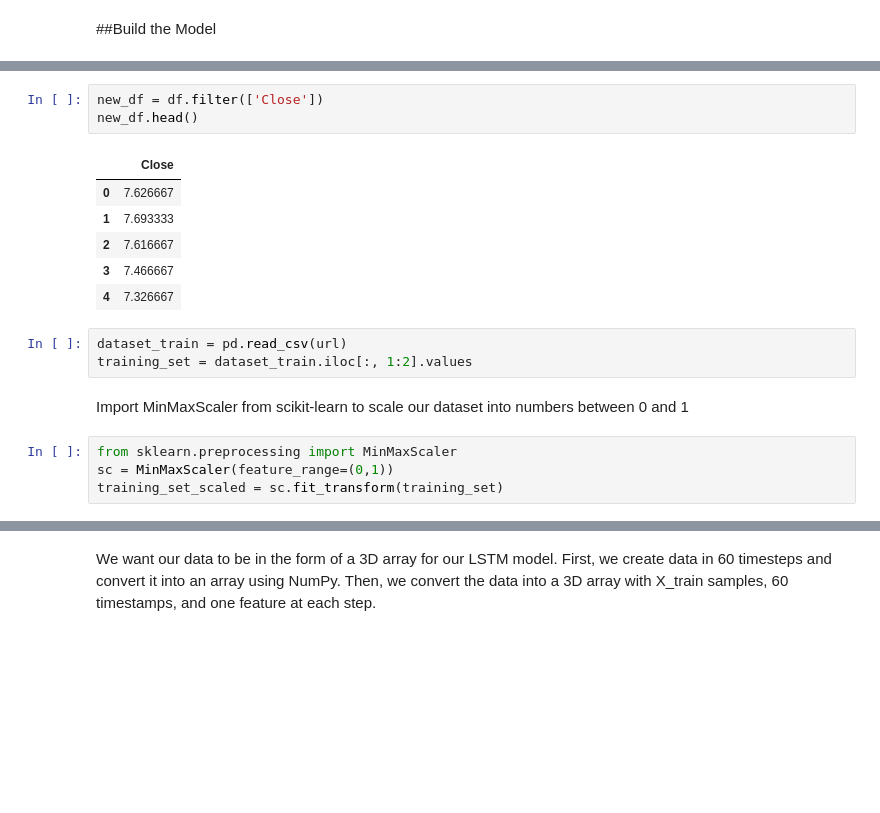
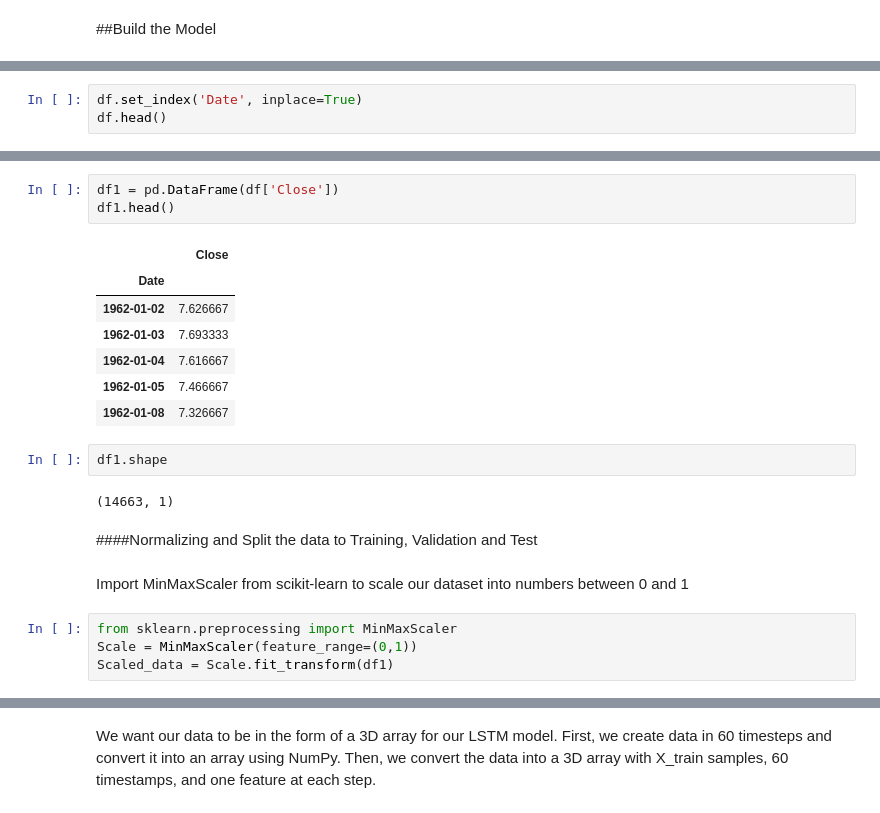
Before and after one commit to commitit/Stock-Prediction, a Jupyter notebook: AI_Stock_LSTM.ipynb, the cells around one changed output, grey strips where cells are left out. Saved outputs shown, nothing was run; the diff lists cells and outputs as text; blank space fills up the shorter version.

```diff
--- a/AI_Stock_LSTM.ipynb
+++ b/AI_Stock_LSTM.ipynb
@@ -118,0 +119,3 @@ Since we will be predicting the closing values, we will create a new dataframe w
+# %%
+df.set_index('Date', inplace=True)
+df.head()
@@ -119,19 +134,23 @@ Since we will be predicting the closing values, we will create a new dataframe w
 # %%
-new_df = df.filter(['Close'])
-new_df.head()
+df1 = pd.DataFrame(df['Close'])
+df1.head()
 # %% [output]
 |  | Close |
-| 0 | 7.626667 |
-| 1 | 7.693333 |
-| 2 | 7.616667 |
-| 3 | 7.466667 |
-| 4 | 7.326667 |
+| Date |  |
+| 1962-01-02 | 7.626667 |
+| 1962-01-03 | 7.693333 |
+| 1962-01-04 | 7.616667 |
+| 1962-01-05 | 7.466667 |
+| 1962-01-08 | 7.326667 |
-# %%
-dataset_train = pd.read_csv(url)
-training_set = dataset_train.iloc[:, 1:2].values
+# %%
+df1.shape
+# %% [output]
+(14663, 1)
+# %% [markdown]
+####Normalizing and Split the data to Training, Validation and Test
 # %% [markdown]
 Import MinMaxScaler from scikit-learn to scale our dataset into numbers between 0 and 1
 # %%
 from sklearn.preprocessing import MinMaxScaler
-sc = MinMaxScaler(feature_range=(0,1))
-training_set_scaled = sc.fit_transform(training_set)
+Scale = MinMaxScaler(feature_range=(0,1))
+Scaled_data = Scale.fit_transform(df1)
```
Also changed, not shown: parts of 10 cells of this notebook.
